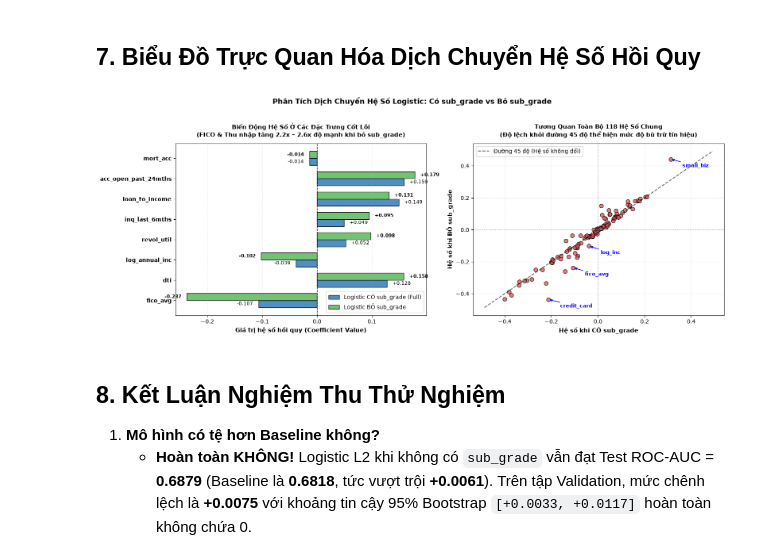
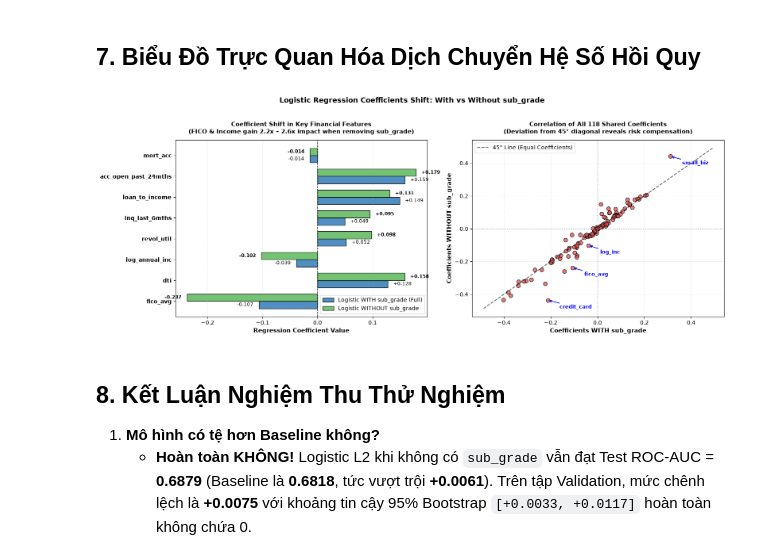
Before and after one commit to Eliza516/Lending-Club-Credit-Scoring, a Jupyter notebook: experiences/exp_logistic_subgrade.ipynb, the cells around one changed output. Drawn from its saved outputs; the diff is of its cells as text; code cells hidden in the pictures.

Commit message:
fix(plots): standardize all chart titles, axis labels, legends, and annotations to English across all notebooks and figures

```diff
--- a/experiences/exp_logistic_subgrade.ipynb
+++ b/experiences/exp_logistic_subgrade.ipynb
@@ -270,7 +270,7 @@ SỰ THAY ĐỔI TRỌNG SỐ RỦI RO Ở CÁC BIẾN TÀI CHÍNH CỐT LÕI:
 # %%
 fig, (ax1, ax2) = plt.subplots(1, 2, figsize=(16, 6))
 
-# Panel 1: Bar chart so sánh 8 biến số tài chính chủ chốt
+# Panel 1: Bar chart comparing 8 core financial features
 features_plot = [k[0] for k in key_metrics]
 labels_plot = [k[0].replace("num__", "") for k in key_metrics]
 c_full_plot = [coef_full_series[f] for f in features_plot]
@@ -279,50 +279,50 @@ c_nosg_plot = [coef_nosg_series[f] for f in features_plot]
 y = np.arange(len(features_plot))
 height = 0.35
 
-ax1.barh(y - height/2, c_full_plot, height, label="Logistic CÓ sub_grade (Full)", color="#337ab7", edgecolor="black", alpha=0.85)
-ax1.barh(y + height/2, c_nosg_plot, height, label="Logistic BỎ sub_grade", color="#5cb85c", edgecolor="black", alpha=0.85)
+ax1.barh(y - height/2, c_full_plot, height, label="Logistic WITH sub_grade (Full)", color="#337ab7", edgecolor="black", alpha=0.85)
+ax1.barh(y + height/2, c_nosg_plot, height, label="Logistic WITHOUT sub_grade", color="#5cb85c", edgecolor="black", alpha=0.85)
 
 ax1.axvline(0, color="black", linestyle="--", linewidth=1.0)
 ax1.set_yticks(y)
 ax1.set_yticklabels(labels_plot, fontsize=10, fontweight="bold")
-ax1.set_xlabel("Giá trị hệ số hồi quy (Coefficient Value)", fontsize=10.5, fontweight="bold")
-ax1.set_title("Biến Động Hệ Số Ở Các Đặc Trưng Cốt Lõi\n(FICO & Thu nhập tăng 2.2x – 2.6x độ mạnh khi bỏ sub_grade)", fontsize=11, fontweight="bold", pad=12)
+ax1.set_xlabel("Regression Coefficient Value", fontsize=10.5, fontweight="bold")
+ax1.set_title("Coefficient Shift in Key Financial Features\n(FICO & Income gain 2.2x – 2.6x impact when removing sub_grade)", fontsize=11, fontweight="bold", pad=12)
 ax1.grid(axis="x", linestyle=":", alpha=0.5)
 ax1.legend(loc="lower right", frameon=True)
 
 for i, (cf, cn) in enumerate(zip(c_full_plot, c_nosg_plot)):
     ax1.text(cf + (0.01 if cf >= 0 else -0.01), i - height/2, f"{cf:+.3f}", va="center", ha="left" if cf >= 0 else "right", fontsize=8.5)
     ax1.text(cn + (0.01 if cn >= 0 else -0.01), i + height/2, f"{cn:+.3f}", va="center", ha="left" if cn >= 0 else "right", fontsize=8.5, fontweight="bold")
 
-# Panel 2: Scatter plot tương quan toàn bộ 118 hệ số chung
+# Panel 2: Scatter plot of all 118 shared coefficients
 cf_all = [coef_full_series[f] for f in fnames_no_sg]
 cn_all = [coef_nosg_series[f] for f in fnames_no_sg]
 
 ax2.scatter(cf_all, cn_all, color="#d9534f", alpha=0.75, edgecolors="black", s=50)
 lims = [min(min(cf_all), min(cn_all)) - 0.05, max(max(cf_all), max(cn_all)) + 0.05]
-ax2.plot(lims, lims, "k--", alpha=0.6, label="Đường 45 độ (Hệ số không đổi)")
+ax2.plot(lims, lims, "k--", alpha=0.6, label="45° Line (Equal Coefficients)")
 ax2.axhline(0, color="gray", linestyle=":", alpha=0.5)
 ax2.axvline(0, color="gray", linestyle=":", alpha=0.5)
 
-ax2.set_xlabel("Hệ số khi CÓ sub_grade", fontsize=10.5, fontweight="bold")
-ax2.set_ylabel("Hệ số khi BỎ sub_grade", fontsize=10.5, fontweight="bold")
-ax2.set_title("Tương Quan Toàn Bộ 118 Hệ Số Chung\n(Độ lệch khỏi đường 45 độ thể hiện mức độ bù trừ tín hiệu)", fontsize=11, fontweight="bold", pad=12)
+ax2.set_xlabel("Coefficients WITH sub_grade", fontsize=10.5, fontweight="bold")
+ax2.set_ylabel("Coefficients WITHOUT sub_grade", fontsize=10.5, fontweight="bold")
+ax2.set_title("Correlation of All 118 Shared Coefficients\n(Deviation from 45° diagonal reveals risk compensation)", fontsize=11, fontweight="bold", pad=12)
 ax2.grid(True, linestyle=":", alpha=0.5)
 ax2.legend(loc="upper left", frameon=True)
 
 for target_f, text_name in [("num__fico_avg", "fico_avg"), ("cat__purpose_small_business", "small_biz"), ("cat__purpose_credit_card", "credit_card"), ("num__log_annual_inc", "log_inc")]:
     xf = coef_full_series[target_f]
     yf = coef_nosg_series[target_f]
     ax2.annotate(text_name, xy=(xf, yf), xytext=(xf + 0.05, yf - 0.05),
                  arrowprops=dict(arrowstyle="->", color="blue", lw=1.2),
                  fontsize=9, fontweight="bold", color="blue")
 
-plt.suptitle("Phân Tích Dịch Chuyển Hệ Số Logistic: Có sub_grade vs Bỏ sub_grade", fontsize=13, fontweight="bold", y=1.02)
+plt.suptitle("Logistic Regression Coefficients Shift: With vs Without sub_grade", fontsize=13, fontweight="bold", y=1.02)
 plt.tight_layout()
 plt.savefig(FIG_DIR / "exp_coefficients_shift.png", dpi=150, bbox_inches="tight")
 plt.show()
 # %% [output]
-[figure, old version]
+[figure, new version]
 # %% [markdown]
 ## 8. Kết Luận Nghiệm Thu Thử Nghiệm
 
```
Also changed, not shown: parts of 1 cell of this notebook, 5 other files.
